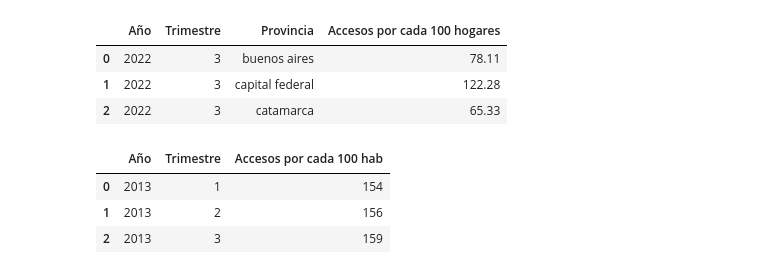
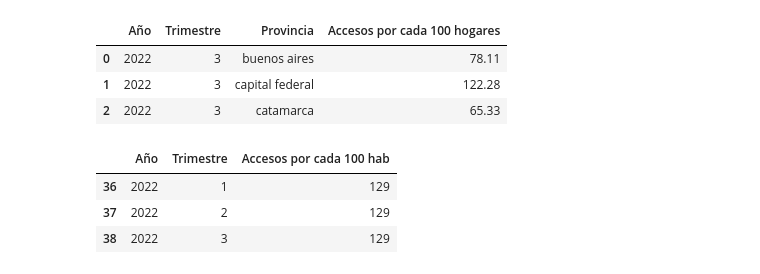
Before and after one commit to AlanTilca/Enacom_Analytics, a Jupyter notebook: EDA/Analisis_accesos.ipynb, the cells around one changed output. Cells and saved outputs as stored; diff of their text form; code cells hidden in the pictures.

```diff
--- a/EDA/Analisis_accesos.ipynb
+++ b/EDA/Analisis_accesos.ipynb
@@ -15,9 +14,9 @@ df_internet_accesos.head(3)
 | 1 | 2022 | 3 | capital federal | 122.28 |
 | 2 | 2022 | 3 | catamarca | 65.33 |
 # %%
-df_movil_accesos.head(3)
+df_movil_accesos.tail(3)
 # %% [output]
 |  | Año | Trimestre | Accesos por cada 100 hab |
-| 0 | 2013 | 1 | 154 |
-| 1 | 2013 | 2 | 156 |
-| 2 | 2013 | 3 | 159 |
+| 36 | 2022 | 1 | 129 |
+| 37 | 2022 | 2 | 129 |
+| 38 | 2022 | 3 | 129 |
```
Also changed, not shown: parts of 19 cells of this notebook, 9 other files.
